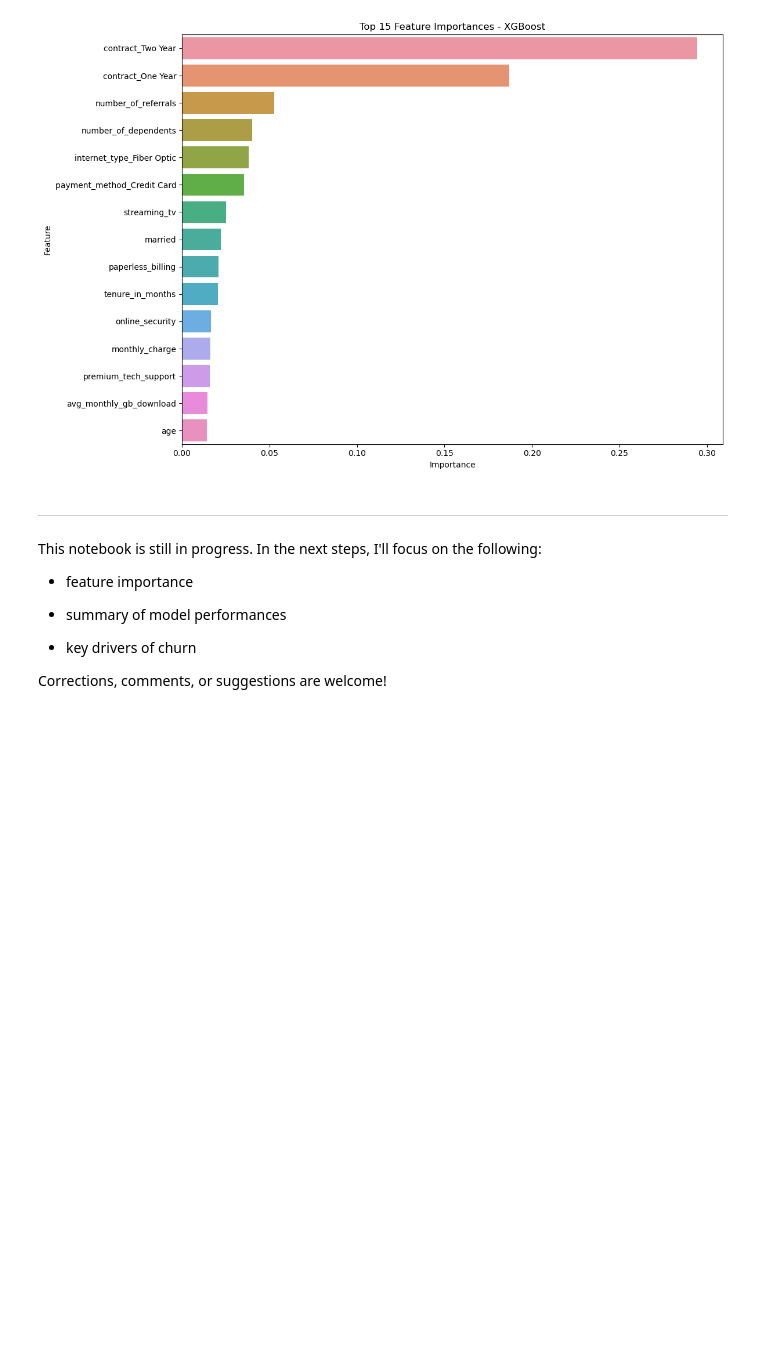
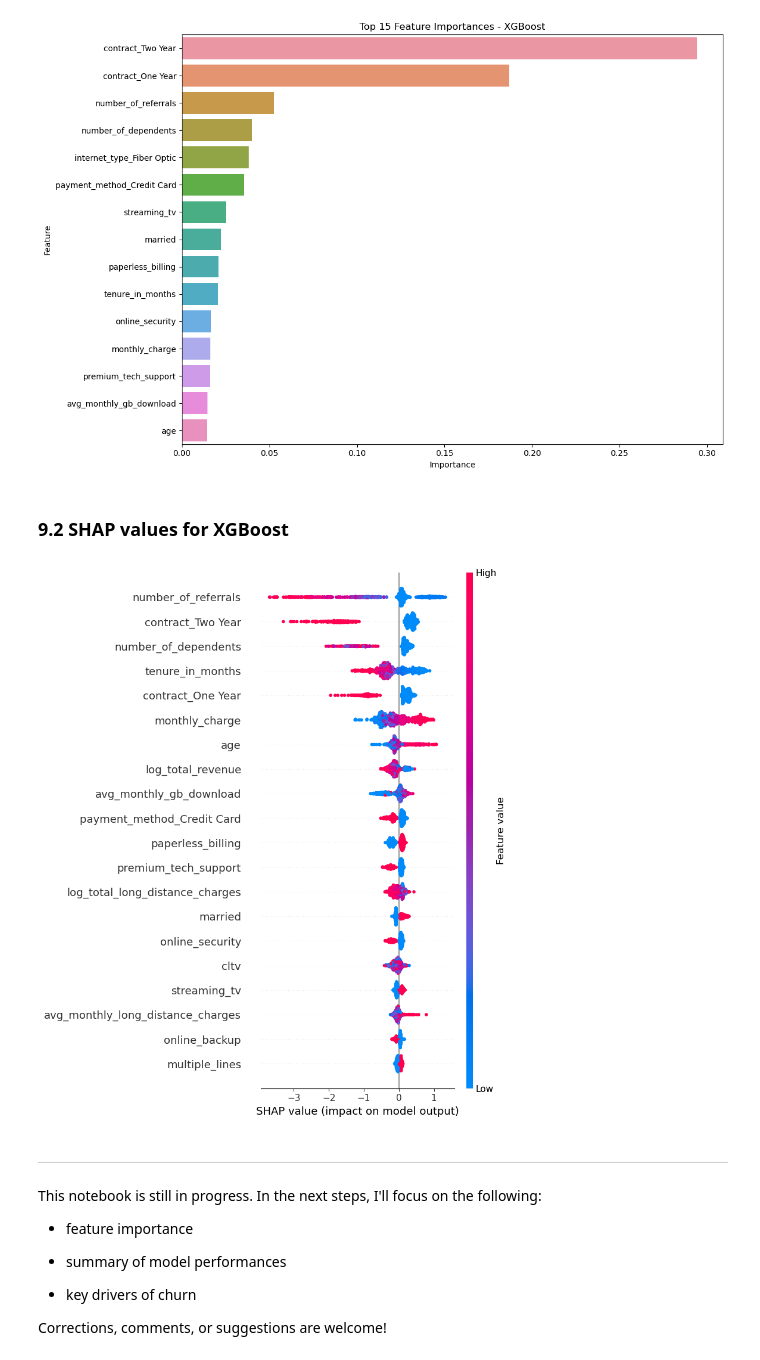
Before and after one commit to seckinadali/telco-churn-prediction, a Jupyter notebook: notebooks/03_modeling_and_evaluation.ipynb, the cells around one changed output. Cells and saved outputs as stored; diff of their text form; code cells hidden in the pictures; blank space fills up the shorter version.

Commit message:
Add SHAP analysis for xgboost

```diff
--- a/notebooks/03_modeling_and_evaluation.ipynb
+++ b/notebooks/03_modeling_and_evaluation.ipynb
@@ -1727,6 +1729,41 @@ plt.tight_layout()
 plt.show()
 # %% [output]
 [figure]
+# %% [markdown]
+### 9.2 SHAP values for XGBoost
+# %%
+def get_stratified_sample(X, y, sample_size=1000):
+    """
+    Get a stratifies sample of data for SHAP
+    Uses sklearn's stratified k-fold, hence the need for y
+    """
+    # If dataset is smaller than sample_size, return everything
+    if len(X) <= sample_size:
+        return X
+
+    stratify_split = StratifiedKFold(
+        # Ensure fold size is close to sample_size
+        n_splits=max(2, int(len(X) / sample_size)),
+        shuffle=True, random_state=42
+    )
+
+    # Get indices for the first fold
+    train_idx, test_idx = next(stratify_split.split(X, y))
+
+    return X[test_idx]
+# %%
+# Get a stratified sample of data for SHAP analysis
+X_test_processed = preprocessor.transform(X_test)
+X_sample = get_stratified_sample(X_test_processed, y_test)
+
+# Create a SHAP explainer for the XGBoost model
+explainer = shap.Explainer(xgb_model)
+shap_values = explainer(X_sample)
+# %%
+# Summary plot of SHAP values
+shap.summary_plot(shap_values, X_sample, feature_names=all_features)
+# %% [output]
+[figure, added]
 # %% [markdown]
 ---
 
```
Also changed, not shown: parts of 1 cell of this notebook.
